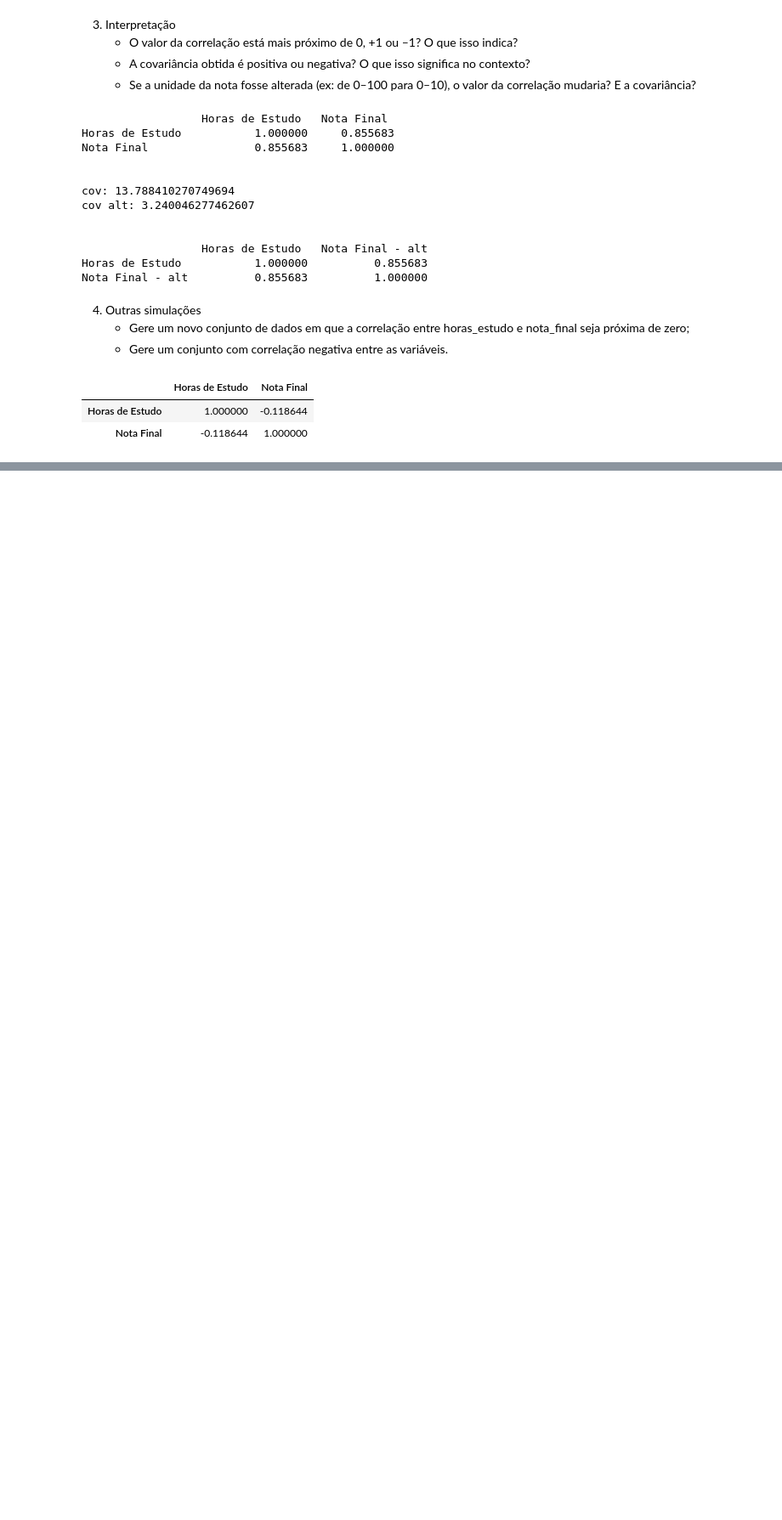
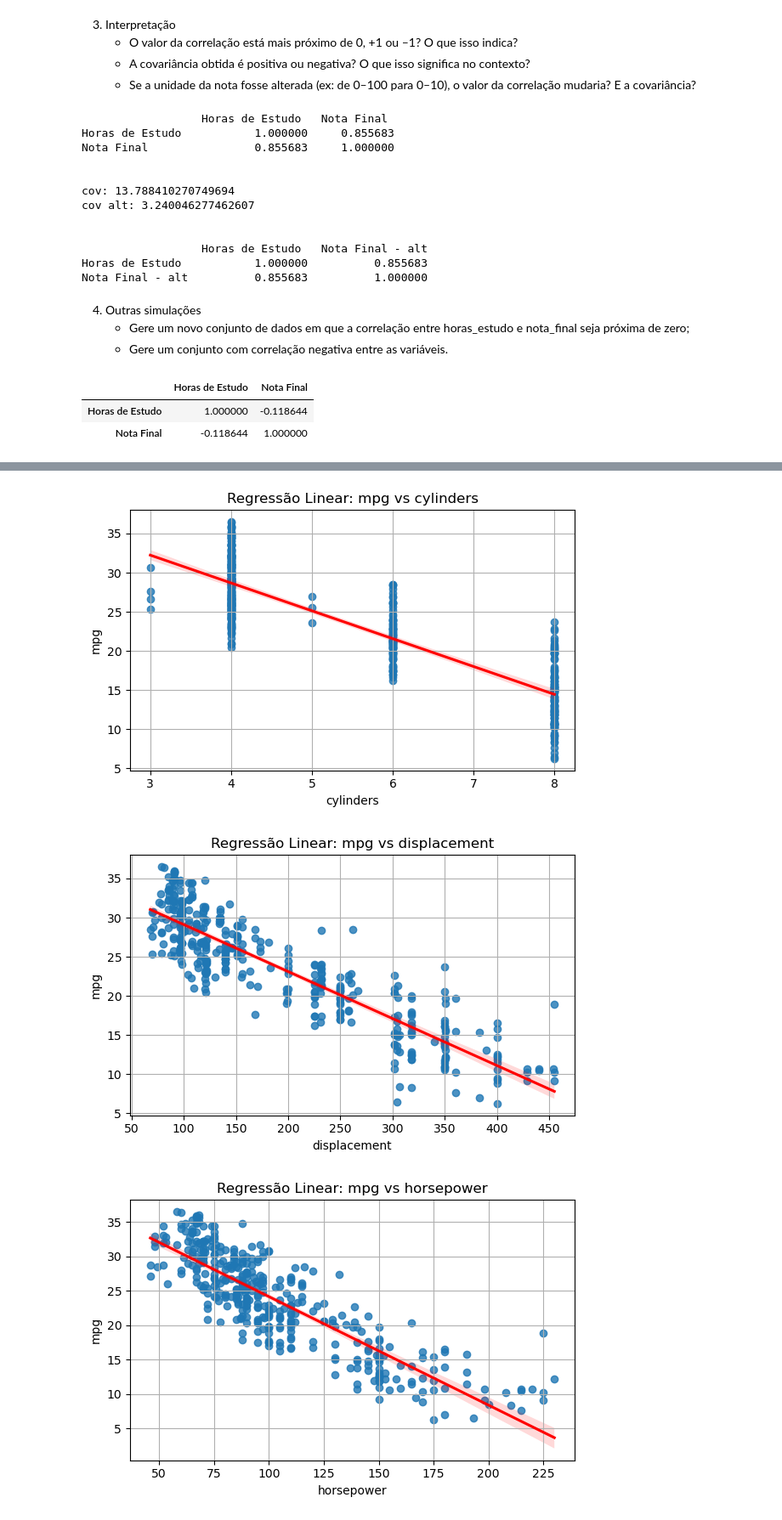
Before and after one commit to paraizovinicius/Inferencia_Estatistica, a Jupyter notebook: Trabalho_3/T3.ipynb, the cells around one changed output, grey strips where cells are left out. Shown at 85% size. Cells and saved outputs as stored; diff of their text form; code cells hidden in the pictures; blank space fills up the shorter version.

```diff
--- a/Trabalho_3/T3.ipynb
+++ b/Trabalho_3/T3.ipynb
@@ -199,0 +247,16 @@ df.corr()
+# %%
+import statsmodels.api as sm
+
+# A reta OLS é aquela que minimiza a distância vertical ao quadrado entre os pontos observados e a reta.
+
+Auto_sem_mpg = Auto[['cylinders', 'displacement', 'horsepower', 'weight',
+       'acceleration', 'year', 'origin']]
+
+# Defina as variáveis independentes (X) e a variável dependente (Y)
+X = sm.add_constant(Auto_sem_mpg)
+Y = Auto['mpg']
+modelo = sm.OLS(Y, X)
+resultado = modelo.fit()
+
+# Resultados
+print(resultado.summary())
@@ -199,0 +299,22 @@ df.corr()
+# %%
+pred = resultado.predict(X)
+# %%
+
+
+variaveis = ['cylinders', 'displacement', 'horsepower', 'weight',
+             'acceleration', 'year', 'origin']
+
+# Cria gráficos regplot para cada variável preditora
+for var in variaveis:
+    plt.figure(figsize=(6, 4))
+    sns.regplot(x=Auto[var], y=pred, line_kws={"color": "red"})
+    plt.title(f"Regressão Linear: mpg vs {var}")
+    plt.xlabel(var)
+    plt.ylabel('mpg')
+    plt.grid(True)
+    plt.tight_layout()
+    plt.show()
+# %% [output]
+[figure, added]
+[figure, added]
+[figure, added]
```
Also changed, not shown: parts of 38 cells of this notebook.
